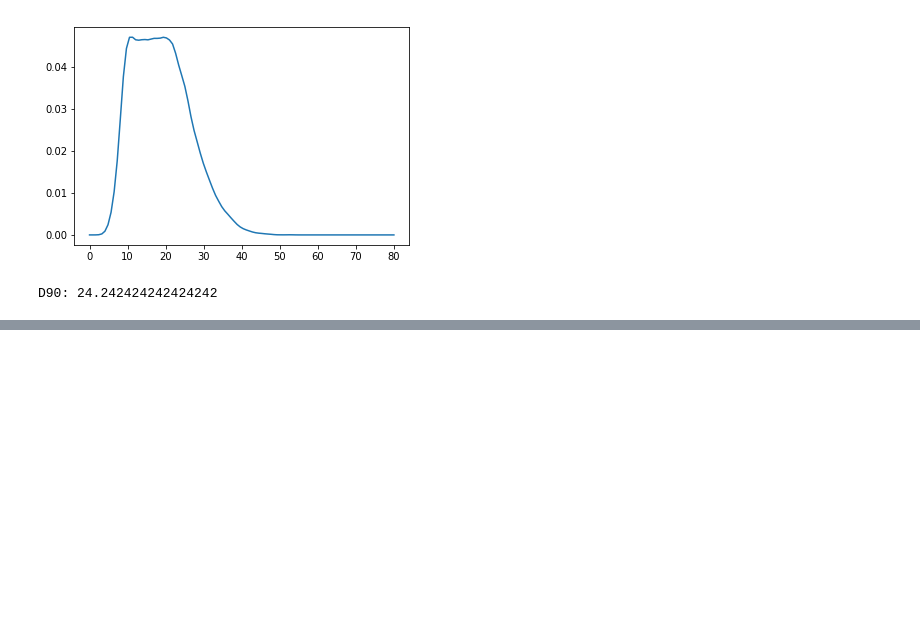
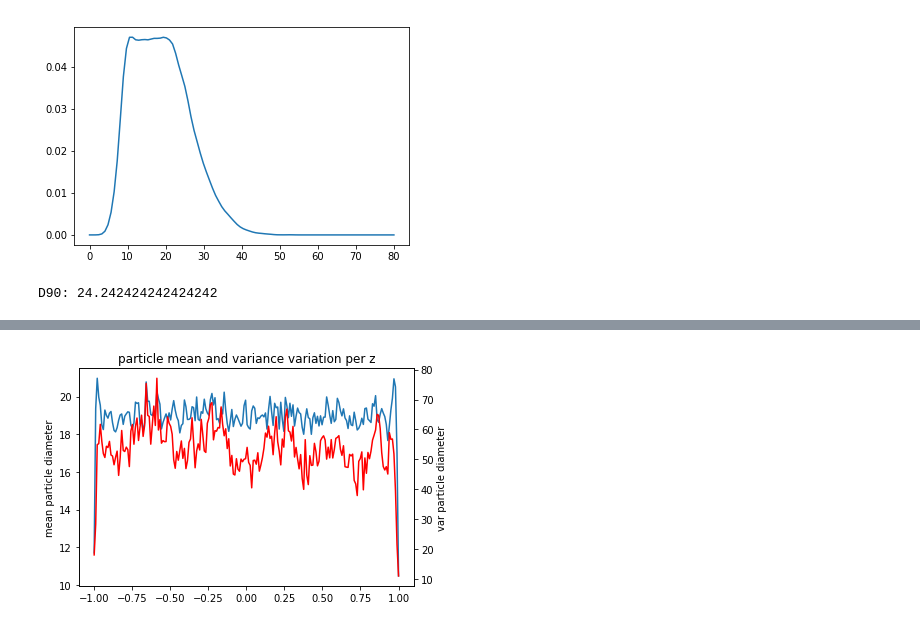
Before and after one commit to rockandsalt/image_segmentation, a Jupyter notebook: analyse_stack.ipynb, the cells around one changed output, grey strips where cells are left out. Drawn from its saved outputs; the diff is of its cells as text; code cells hidden in the pictures; blank space fills up the shorter version.

Commit message:
Update analyse_stack.ipynb
mean and variance per layer

```diff
--- a/analyse_stack.ipynb
+++ b/analyse_stack.ipynb
@@ -157,0 +158,19 @@ plt.show()
+# %%
+mean_particle_size = []
+var_particle_size = []
+for i in range(1,z_res+1):
+    mask = inds == i
+    subset = equiv_dia[mask]
+    mean_particle_size.append(np.mean(subset))
+    var_particle_size.append(np.var(subset))
+
+fig,ax = plt.subplots()
+ax.plot(zz,mean_particle_size, label = 'mean')
+ax.set_title('particle mean and variance variation per z')
+ax2 = ax.twinx()
+ax2.plot(zz,var_particle_size,color= 'r',label = 'variance')
+ax.set_ylabel("mean particle diameter")
+ax2.set_ylabel("var particle diameter")
+plt.show()
+# %% [output]
+[figure, added]
```
Also changed, not shown: parts of 1 cell of this notebook.
